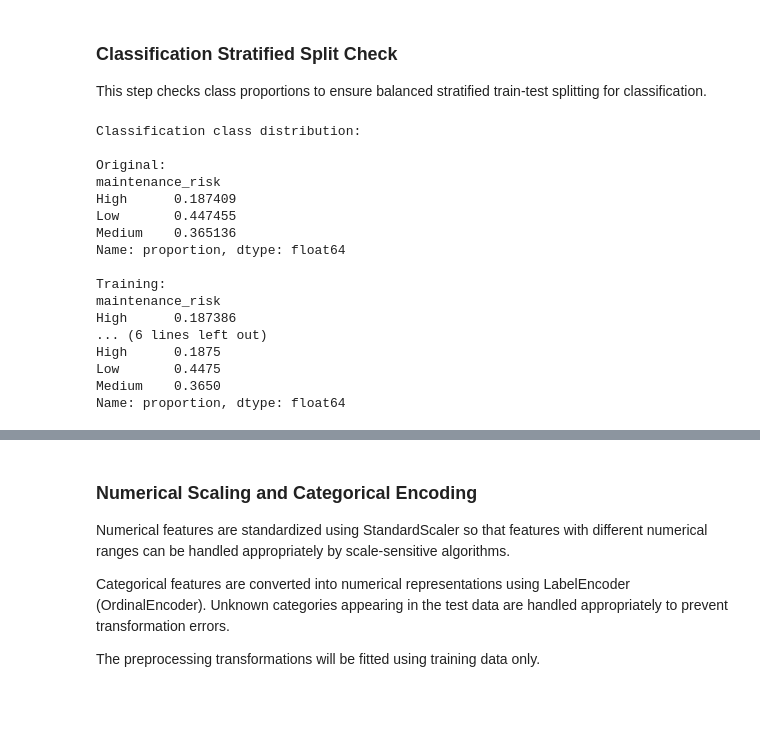
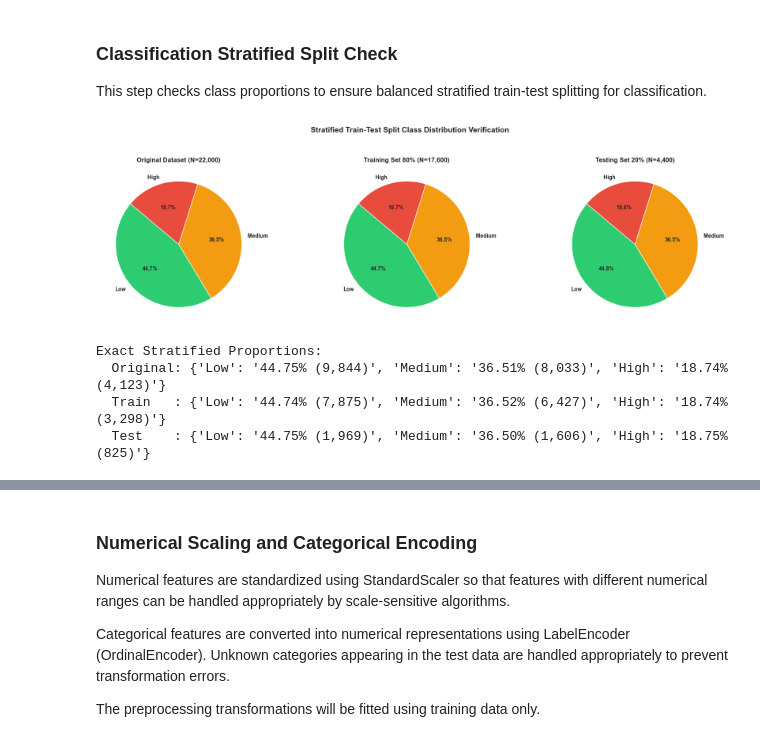
Before and after one commit to varanasirohit2006/Case_Study_Machine_Learning, a Jupyter notebook: Review1.ipynb, the cells around one changed output, grey strips where cells are left out. Cells and saved outputs as stored; diff of their text form; code cells hidden in the pictures; blank space fills up the shorter version.

```diff
--- a/Review1.ipynb
+++ b/Review1.ipynb
@@ -1222,31 +1233,61 @@ y_test : (4400,)
 
 This step checks class proportions to ensure balanced stratified train-test splitting for classification.
 # %%
-print("Classification class distribution:")
+# Visualizing Stratified Split Preservation Across Original, Train, and Test Sets
+fig, axes = plt.subplots(1, 3, figsize=(18, 5))
 
-print("\nOriginal:")
-print(y_class.value_counts(normalize=True).sort_index())
+# Original, Train, and Test Class Counts
+orig_counts = pd.Series(y_class).value_counts()
+train_counts = pd.Series(y_class_train).value_counts()
+test_counts = pd.Series(y_class_test).value_counts()
 
-print("\nTraining:")
-print(y_class_train.value_counts(normalize=True).sort_index())
+class_names = list(orig_counts.index)
+colors = ["#2ecc71", "#f39c12", "#e74c3c"]  # Low, Medium, High
 
-print("\nTesting:")
-print(y_class_test.value_counts(normalize=True).sort_index())
+# Subplot 1: Original
+axes[0].pie(
+    orig_counts,
+    labels=class_names,
+    autopct='%1.1f%%',
+    startangle=140,
+    colors=colors,
+    textprops={'fontsize': 10, 'weight': 'bold'}
+)
+axes[0].set_title(f"Original Dataset (N={len(y_class):,})", fontsize=12, weight='bold')
+
+# Subplot 2: Train Set (80%)
+axes[1].pie(
+    train_counts[class_names],
+    labels=class_names,
+    autopct='%1.1f%%',
+    startangle=140,
+    colors=colors,
+    textprops={'fontsize': 10, 'weight': 'bold'}
+)
+axes[1].set_title(f"Training Set 80% (N={len(y_class_train):,})", fontsize=12, weight='bold')
+
+# Subplot 3: Test Set (20%)
+axes[2].pie(
+    test_counts[class_names],
+    labels=class_names,
+    autopct='%1.1f%%',
+    startangle=140,
+    colors=colors,
+    textprops={'fontsize': 10, 'weight': 'bold'}
+)
+axes[2].set_title(f"Testing Set 20% (N={len(y_class_test):,})", fontsize=12, weight='bold')
+
+plt.suptitle("Stratified Train-Test Split Class Distribution Verification", fontsize=14, weight='bold', y=1.05)
+plt.tight_layout()
+plt.show()
+
+print("Exact Stratified Proportions:")
+for name, s in [("Original", orig_counts), ("Train", train_counts), ("Test", test_counts)]:
+    pcts = {cat: f"{(s[cat]/s.sum())*100:.2f}% ({s[cat]:,})" for cat in class_names}
+    print(f"  {name:8s}: {pcts}")
 # %% [output]
+[figure, added]
-Classification class distribution:
-
-Original:
-maintenance_risk
-High      0.187409
-Low       0.447455
-Medium    0.365136
-Name: proportion, dtype: float64
-
-Training:
-maintenance_risk
-High      0.187386
-... (6 lines left out)
-High      0.1875
-Low       0.4475
-Medium    0.3650
-Name: proportion, dtype: float64
+Exact Stratified Proportions:
+  Original: {'Low': '44.75% (9,844)', 'Medium': '36.51% (8,033)', 'High': '18.74% (4,123)'}
+  Train   : {'Low': '44.74% (7,875)', 'Medium': '36.52% (6,427)', 'High': '18.74% (3,298)'}
+  Test    : {'Low': '44.75% (1,969)', 'Medium': '36.50% (1,606)', 'High': '18.75% (825)'}
```
Also changed, not shown: parts of 44 cells of this notebook.
